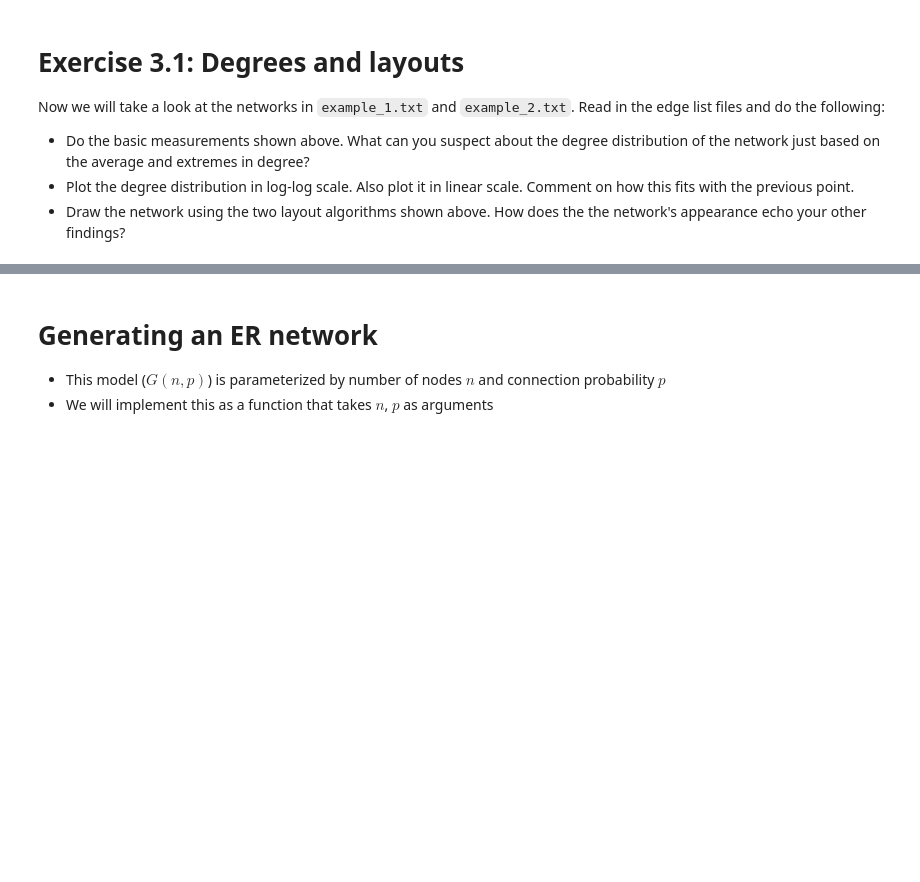
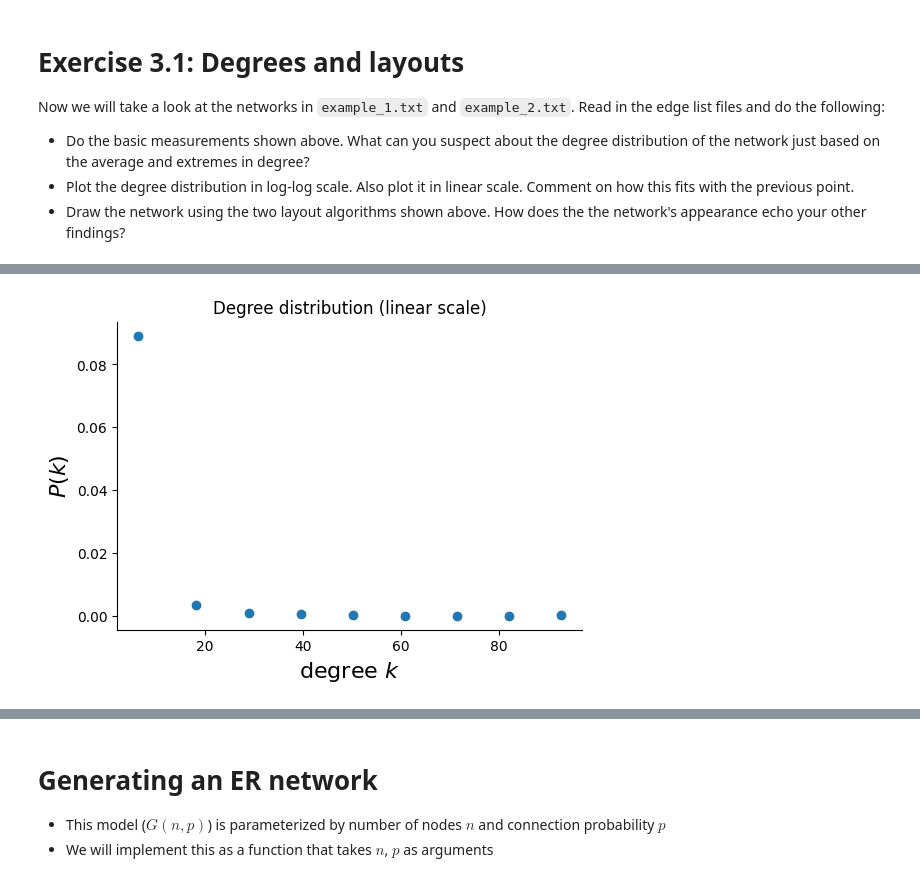
Before and after one commit to derekatab/Data-Mining---Network-Analysis, a Jupyter notebook: networkx-W3L5.ipynb, the cells around one changed output, grey strips where cells are left out. Drawn from its saved outputs; the diff is of its cells as text; code cells hidden in the pictures; blank space fills up the shorter version.

```diff
--- a/networkx-W3L5.ipynb
+++ b/networkx-W3L5.ipynb
@@ -422,0 +431,9 @@ list files and do the following:
+# %%
+# read in the edge list "example_1.txt"
+# undirected graph
+
+example_1 = nx.read_edgelist('./example_1.txt', comments='#',
+                                create_using=nx.Graph(),
+                                delimiter=' ',
+                                nodetype=int,
+                                encoding='utf-8')
@@ -422,0 +515,30 @@ list files and do the following:
+# %%
+# 10 linearly spaced bins
+bin_edges = np.linspace(min_degree, max_degree, num=10)
+
+# separate the data into these bins
+density, _ = np.histogram(degrees, bins=bin_edges, density=True)
+# %%
+fig = plt.figure(figsize=(6,4))
+
+long_be = np.log10(bin_edges)
+x = 10**((long_be[1:] + long_be[:-1])/2) # assign x to be the midpoint of each bin
+
+plt.plot(x, density, marker='o', linestyle='none')
+plt.xlabel(r"degree $k$", fontsize=16)
+plt.ylabel(r"$P(k)$", fontsize=16)
+
+# remove right and top boundaries
+
+ax = plt.gca()
+ax.spines['right'].set_visible(False)
+ax.spines['top'].set_visible(False)
+
+ax.yaxis.set_ticks_position('left')
+ax.xaxis.set_ticks_position('bottom')
+
+plt.title("Degree distribution (linear scale)")
+
+plt.show()
+# %% [output]
+[figure, added]
```
Also changed, not shown: parts of 27 cells of this notebook, 4 other files.
